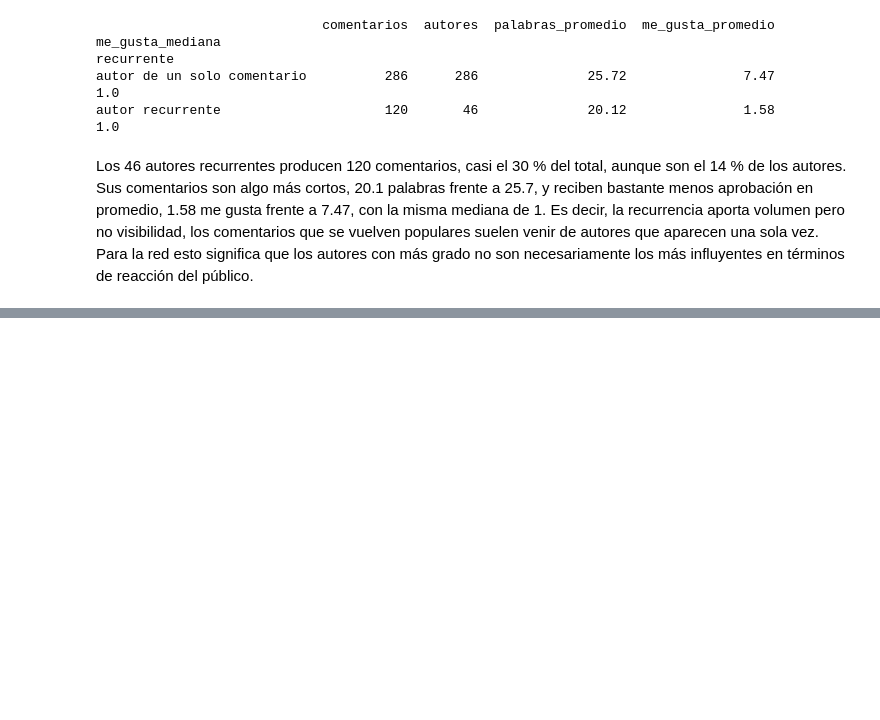
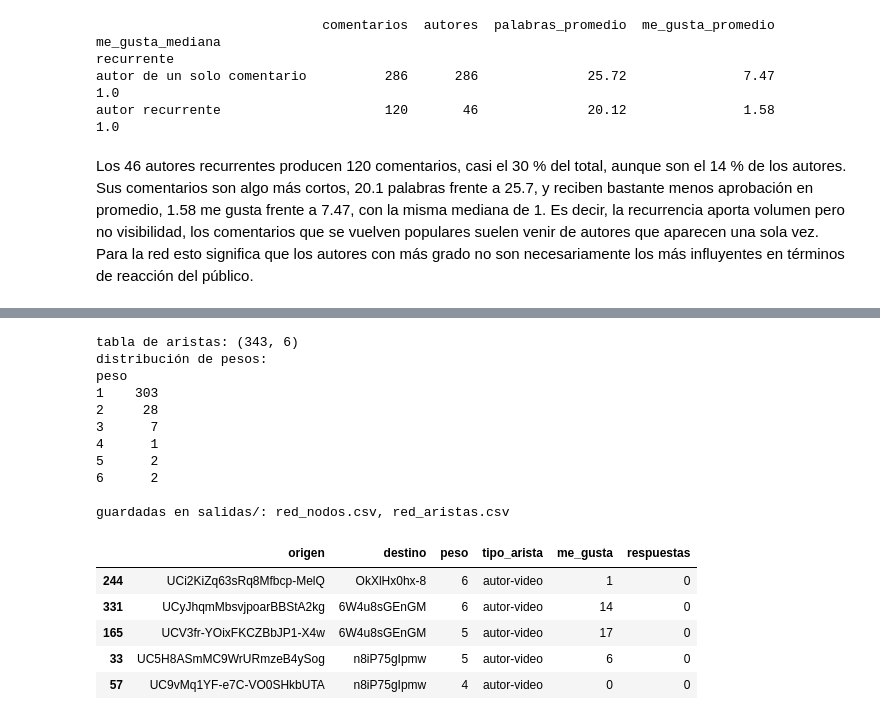
Before and after one commit to Fercho1118/Lab6_DS, a Jupyter notebook: notebooks/lab6.ipynb, the cells around one changed output, grey strips where cells are left out. Cells and saved outputs as stored; diff of their text form; code cells hidden in the pictures; blank space fills up the shorter version.

```diff
--- a/notebooks/lab6.ipynb
+++ b/notebooks/lab6.ipynb
@@ -976,0 +992,25 @@ términos de reacción del público.
+# %%
+import networkx as nx
+
+aristas = comentarios.groupby(["author_channel_id", "video_id"]).agg(
+    peso=("comment_id", "count"),
+    me_gusta=("like_count", "sum"),
+    respuestas=("reply_count", "sum")).reset_index()
+
+autores_ids = aristas["author_channel_id"].unique()
+videos_ids = aristas["video_id"].unique()
+
+B = nx.Graph()
+B.add_nodes_from(autores_ids, tipo="autor", bipartite=0)
+B.add_nodes_from(videos_ids, tipo="video", bipartite=1)
+for fila in aristas.itertuples(index=False):
+    B.add_edge(fila.author_channel_id, fila.video_id, peso=fila.peso,
+               me_gusta=fila.me_gusta, respuestas=fila.respuestas)
+
+print("¿la red es bipartita?", nx.is_bipartite(B))
+print("nodos:", B.number_of_nodes(), f"({len(autores_ids)} autores y {len(videos_ids)} videos)")
+print("aristas:", B.number_of_edges())
+print("suma de los pesos:", int(aristas["peso"].sum()),
+      "= comentarios del conjunto:", len(comentarios))
+print("aristas con peso mayor que 1:", int((aristas["peso"] > 1).sum()),
+      "| peso máximo:", int(aristas["peso"].max()))
@@ -976,0 +1078,32 @@ términos de reacción del público.
+# %%
+tabla_aristas = aristas.rename(columns={"author_channel_id": "origen", "video_id": "destino"})
+tabla_aristas["tipo_arista"] = "autor-video"
+tabla_aristas = tabla_aristas[["origen", "destino", "peso", "tipo_arista",
+                               "me_gusta", "respuestas"]]
+
+print("tabla de aristas:", tabla_aristas.shape)
+print("distribución de pesos:")
+print(tabla_aristas["peso"].value_counts().sort_index().to_string())
+
+tabla_nodos.to_csv(SALIDAS / "red_nodos.csv", index=False)
+tabla_aristas.to_csv(SALIDAS / "red_aristas.csv", index=False)
+print("\nguardadas en salidas/: red_nodos.csv, red_aristas.csv")
+tabla_aristas.sort_values("peso", ascending=False).head(5)
+# %% [output]
+tabla de aristas: (343, 6)
+distribución de pesos:
+peso
+1    303
+2     28
+3      7
+4      1
+5      2
+6      2
+
+guardadas en salidas/: red_nodos.csv, red_aristas.csv
+|  | origen | destino | peso | tipo_arista | me_gusta | respuestas |
+| 244 | UCi2KiZq63sRq8Mfbcp-MelQ | OkXlHx0hx-8 | 6 | autor-video | 1 | 0 |
+| 331 | UCyJhqmMbsvjpoarBBStA2kg | 6W4u8sGEnGM | 6 | autor-video | 14 | 0 |
+| 165 | UCV3fr-YOixFKCZBbJP1-X4w | 6W4u8sGEnGM | 5 | autor-video | 17 | 0 |
+| 33 | UC5H8ASmMC9WrURmzeB4ySog | n8iP75gIpmw | 5 | autor-video | 6 | 0 |
+| 57 | UC9vMq1YF-e7C-VO0SHkbUTA | n8iP75gIpmw | 4 | autor-video | 0 | 0 |
```
Also changed, not shown: parts of 12 cells of this notebook, 1 other file.
